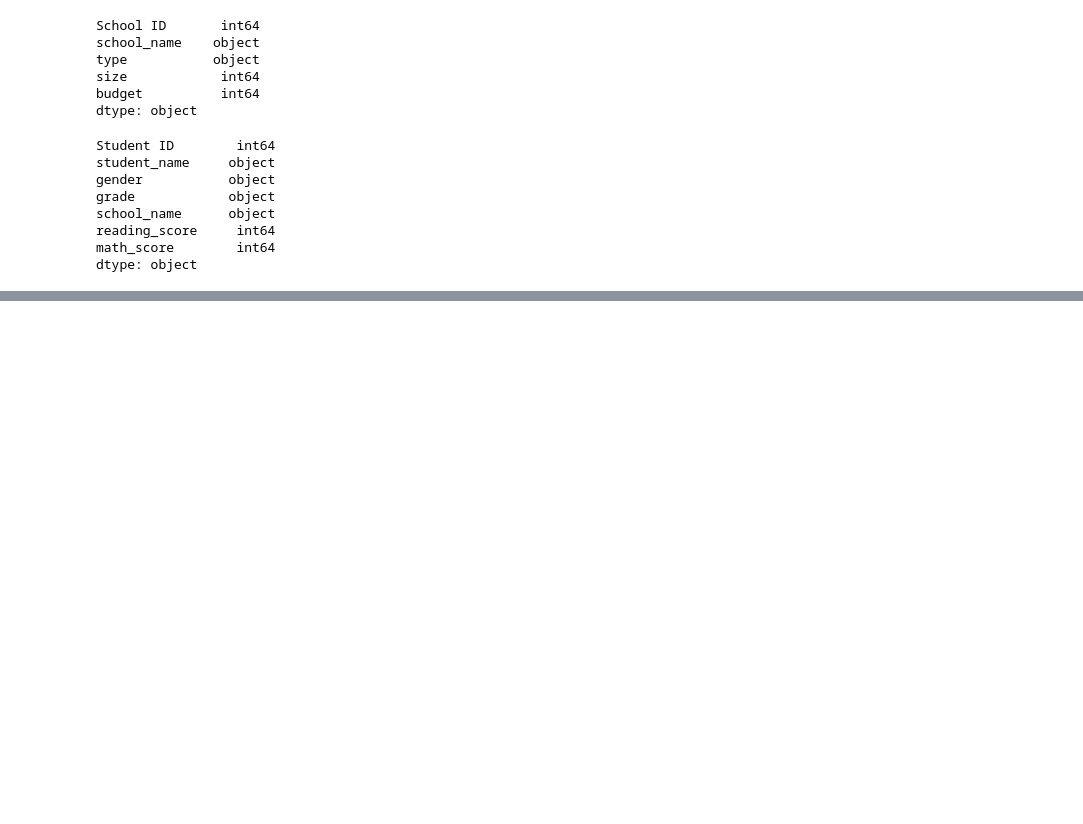
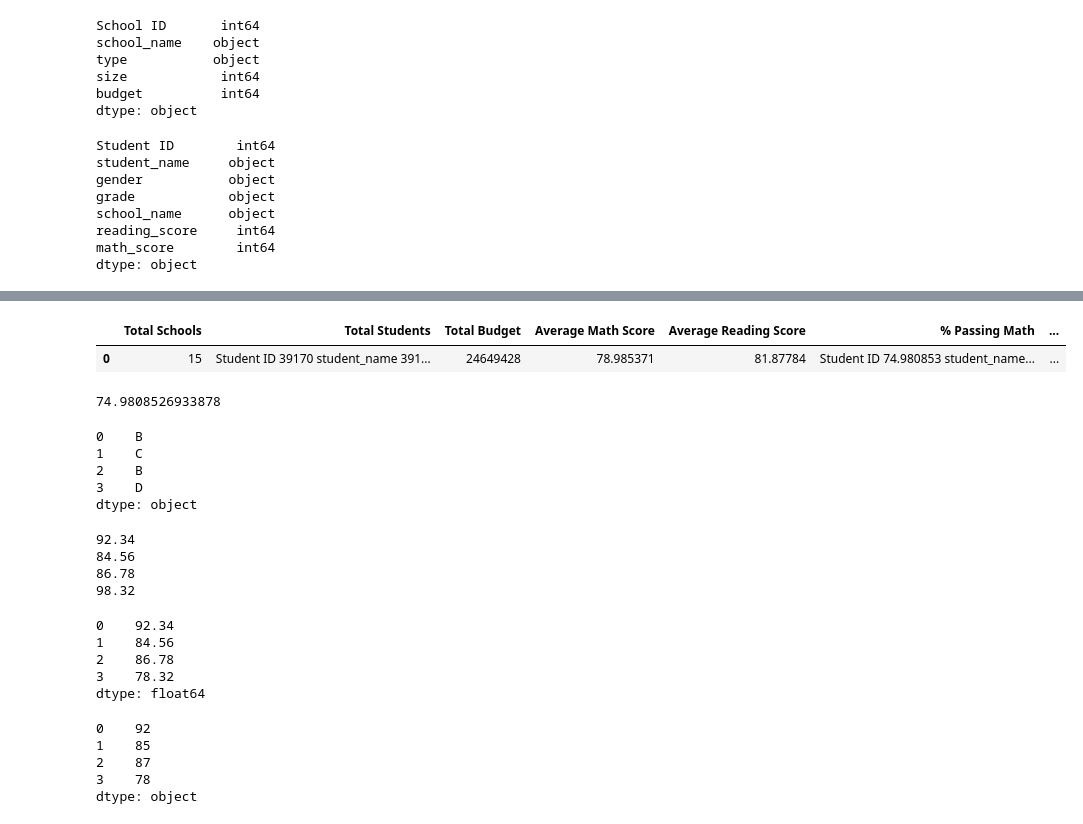
Before and after one commit to Alyssa-Ann/School_District_Analysis, a Jupyter notebook: School_District_Analysis/PyCitySchools.ipynb, the cells around one changed output, grey strips where cells are left out. Saved outputs shown, nothing was run; the diff lists cells and outputs as text; code cells hidden in the pictures; blank space fills up the shorter version.

Commit message:
Add files via upload
district summaries complete

```diff
--- a/School_District_Analysis/PyCitySchools.ipynb
+++ b/School_District_Analysis/PyCitySchools.ipynb
@@ -223,0 +302,10 @@ student_data_df.head()
+# %%
+# Calculate the percent that passed math.
+passing_math_percentage = passing_math_count/student_count * 100
+
+# Calculate the percent that passed reading.
+passing_reading_percentage = passing_reading_count/student_count * 100
+
+
+print(passing_math_percentage)
+print(passing_reading_percentage)
@@ -223,0 +355,4 @@ student_data_df.head()
+# %%
+# Calculate the overall passing percentage.
+overall_passing_percentage = overall_passing_math_reading_count / student_count * 100
+overall_passing_percentage
@@ -223,0 +372,15 @@ student_data_df.head()
+# %%
+# Adding a list of values with keys to create a new DataFrame.
+district_summary_df = pd.DataFrame(
+          [{"Total Schools": school_count,
+          "Total Students": student_count,
+          "Total Budget": total_budget,
+          "Average Math Score": average_math_score,
+          "Average Reading Score": average_reading_score,
+          "% Passing Math": passing_math_percentage,
+         "% Passing Reading": passing_reading_percentage,
+        "% Overall Passing": overall_passing_percentage}])
+district_summary_df
+# %% [output]
+|  | Total Schools | Total Students | Total Budget | Average Math Score | Average Reading Score | % Passing Math | ... |
+| 0 | 15 | Student ID 39170 student_name 391... | 24649428 | 78.985371 | 81.87784 | Student ID 74.980853 student_name... | ... |
@@ -223,0 +392,50 @@ student_data_df.head()
+# %%
+passing_math_count = 29370
+total_student_count = 39170
+# Call the function.
+passing_math_percent(passing_math_count, total_student_count)
+# %% [output]
+74.9808526933878
+# %%
+# A list of my grades.
+my_grades = ['B', 'C', 'B' , 'D']
+# Import pandas.
+import pandas as pd
+# Convert the my_grades to a Series
+my_grades = pd.Series(my_grades)
+my_grades
+# %% [output]
+0    B
+1    C
+2    B
+3    D
+dtype: object
+# %%
+# Using the format() function.
+my_grades = [92.34, 84.56, 86.78, 98.32]
+for grade in my_grades:
+    print("{:,.2f}".format(grade))
+# %% [output]
+92.34
+84.56
+86.78
+98.32
+# %%
+# Convert the numerical grades to a Series.
+my_grades = pd.Series([92.34, 84.56, 86.78, 78.32])
+my_grades
+# %% [output]
+0    92.34
+1    84.56
+2    86.78
+3    78.32
+dtype: float64
+# %%
+# Format the grades to the nearest whole number percent.
+my_grades.map("{:.0f}".format)
+# %% [output]
+0    92
+1    85
+2    87
+3    78
+dtype: object
```
Also changed, not shown: parts of 25 cells of this notebook.
